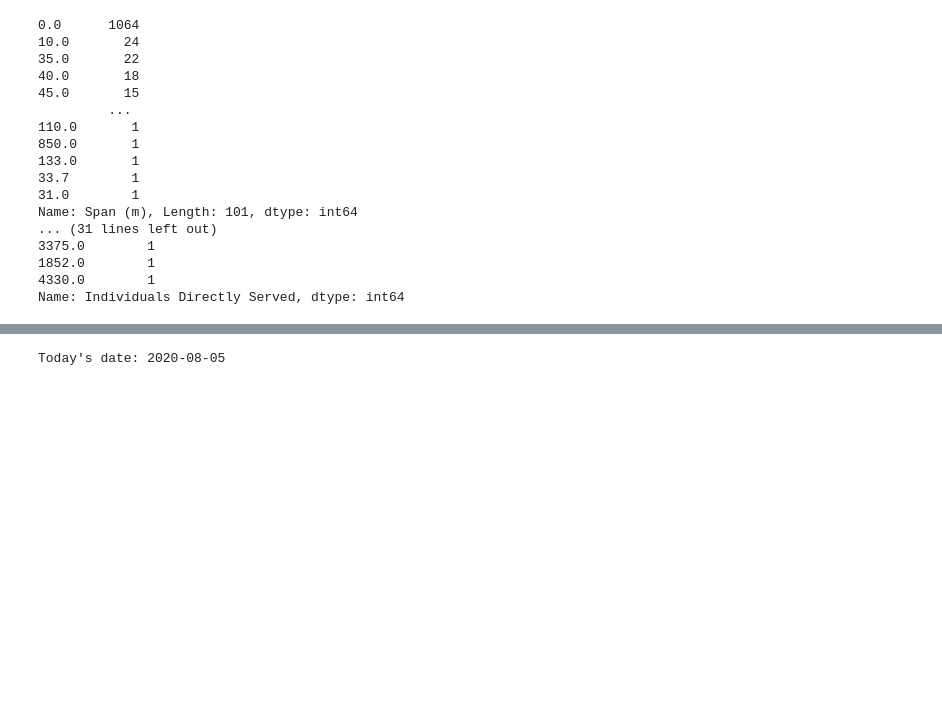
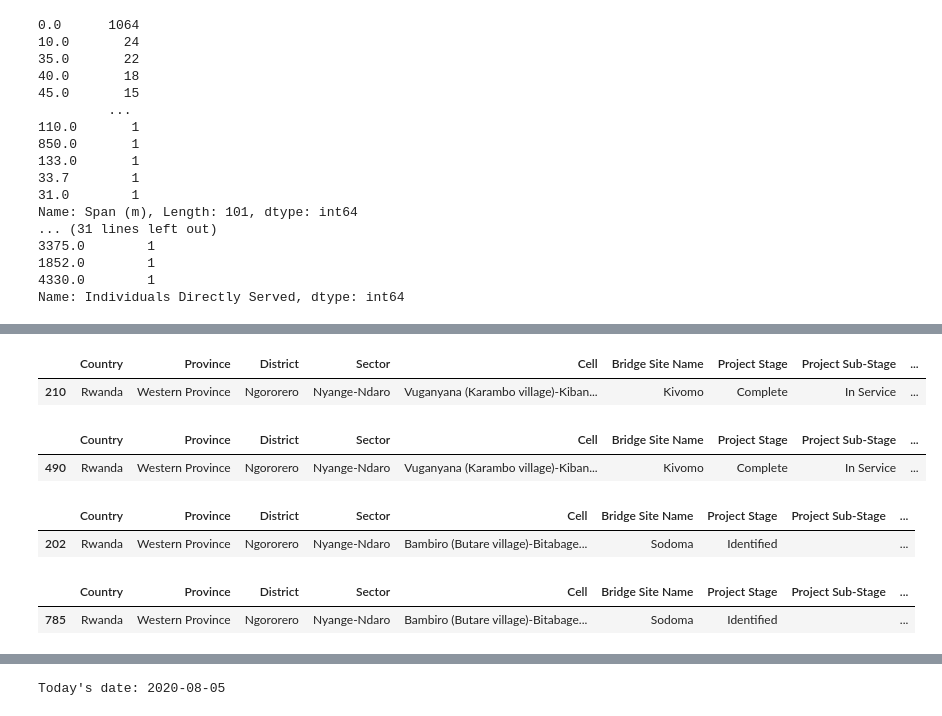
Before and after one commit to BloomTech-Labs/bridges-to-prosperity-ds-b, a Jupyter notebook: notebooks/Labs25_BridgesToProsperity.ipynb, the cells around one changed output, grey strips where cells are left out. Saved outputs shown, nothing was run; the diff lists cells and outputs as text; code cells hidden in the pictures; blank space fills up the shorter version.

Commit message:
Cleaned the Sector values that had a cell listed

```diff
--- a/notebooks/Labs25_BridgesToProsperity.ipynb
+++ b/notebooks/Labs25_BridgesToProsperity.ipynb
@@ -232,0 +292,3 @@ Name: Community Served 10, dtype: int64
+# %%
+# Converting 'Sector' from float to str
+site_assessment['Sector'] = site_assessment['Sector'].astype(str)
@@ -232,0 +368,9 @@ Name: Community Served 10, dtype: int64
+# %%
+# cell NaN changes
+site_assessment['Cell'].replace(np.NaN, "", inplace = True)
+site_assessment['Project Sub-Stage'].replace(np.NaN, "", inplace = True)
+site_assessment['Bridge Type'].replace(np.NaN, "", inplace = True)
+site_assessment['Span (m)'].replace(np.NaN, "", inplace = True)
+site_assessment['GPS (Latitude)'].replace(np.NaN, "", inplace = True)
+site_assessment['GPS (Longitude)'].replace(np.NaN, "", inplace = True)
+site_assessment['Individuals Directly Served'].replace(np.NaN, "", inplace = True)
@@ -232,0 +392,4 @@ Name: Community Served 10, dtype: int64
+# %%
+pd.set_option('display.max_rows', 500)
+pd.set_option('display.max_columns', 500)
+pd.set_option('display.width', 1000)
@@ -232,0 +426,22 @@ Name: Community Served 10, dtype: int64
+# %%
+#fix cell 138
+site_assessment.Sector[138] = 'Kageyo-Muhororo'
+site_assessment.Cell[138] = 'Kirwa (Nyaruzenga village)-Sanza (Sanza village)'
+
+# cell 139
+site_assessment.Sector[139] = 'Ngororero-Matyazo'
+site_assessment.Cell[139] = 'Kaseke (Kanyinya village)-Matare (Kanyenyeri village)'
+
+# cell 202 and 785 are the same other than the date and id of the form
+site_assessment.Sector[202] = 'Nyange-Ndaro'
+site_assessment.Cell[202] = 'Bambiro (Butare village)-Bitabage (Kamuyobora village)'
+
+site_assessment.Sector[785] = 'Nyange-Ndaro'
+site_assessment.Cell[785] = 'Bambiro (Butare village)-Bitabage (Kamuyobora village)'
+
+# cell 210 and 490 are the same other than the date and id of the form
+site_assessment.Sector[210] = 'Nyange-Ndaro'
+site_assessment.Cell[210] = 'Vuganyana (Karambo village)-Kibanda (Rwambogo village)'
+
+site_assessment.Sector[490] = 'Nyange-Ndaro'
+site_assessment.Cell[490] = 'Vuganyana (Karambo village)-Kibanda (Rwambogo village)'
@@ -232,0 +466,20 @@ Name: Community Served 10, dtype: int64
+# %%
+site_assessment.iloc[[210]]
+# %% [output]
+|  | Country | Province | District | Sector | Cell | Bridge Site Name | Project Stage | Project Sub-Stage | ... |
+| 210 | Rwanda | Western Province | Ngororero | Nyange-Ndaro | Vuganyana (Karambo village)-Kiban... | Kivomo | Complete | In Service | ... |
+# %%
+site_assessment.iloc[[490]]
+# %% [output]
+|  | Country | Province | District | Sector | Cell | Bridge Site Name | Project Stage | Project Sub-Stage | ... |
+| 490 | Rwanda | Western Province | Ngororero | Nyange-Ndaro | Vuganyana (Karambo village)-Kiban... | Kivomo | Complete | In Service | ... |
+# %%
+site_assessment.iloc[[202]]
+# %% [output]
+|  | Country | Province | District | Sector | Cell | Bridge Site Name | Project Stage | Project Sub-Stage | ... |
+| 202 | Rwanda | Western Province | Ngororero | Nyange-Ndaro | Bambiro (Butare village)-Bitabage... | Sodoma | Identified |  | ... |
+# %%
+site_assessment.iloc[[785]]
+# %% [output]
+|  | Country | Province | District | Sector | Cell | Bridge Site Name | Project Stage | Project Sub-Stage | ... |
+| 785 | Rwanda | Western Province | Ngororero | Nyange-Ndaro | Bambiro (Butare village)-Bitabage... | Sodoma | Identified |  | ... |
```
Also changed, not shown: parts of 18 cells of this notebook.
